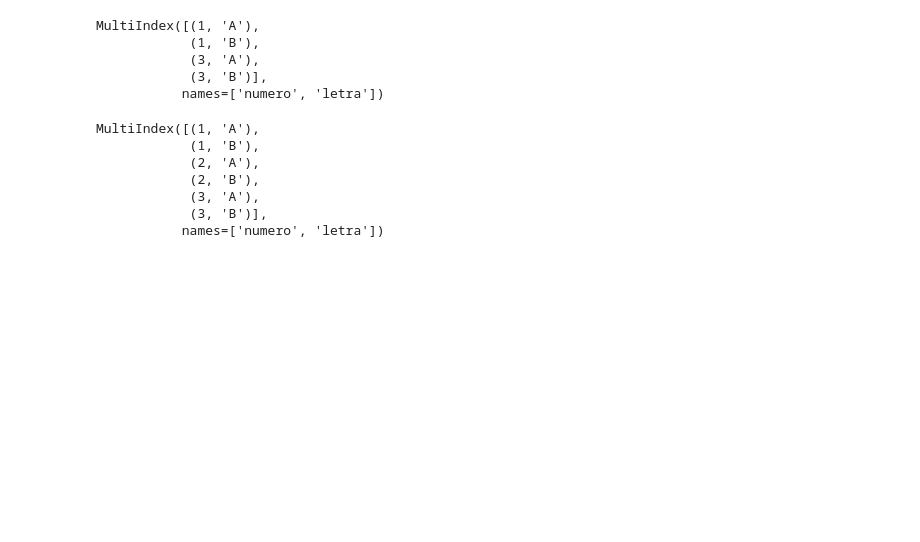
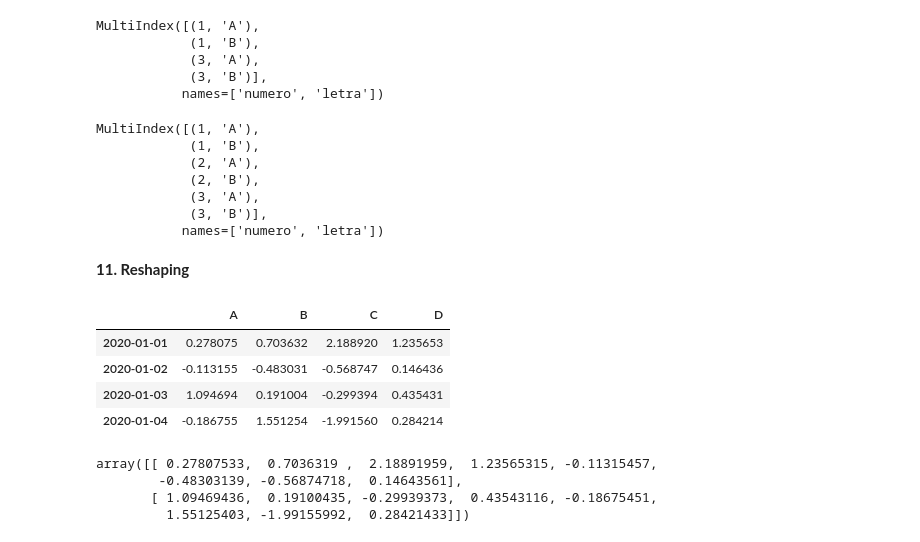
Before and after one commit to CarlosLeandro09/Radiology, a Jupyter notebook: Um_pouco_de_Pandas.ipynb, the cells around one changed output. Saved outputs shown, nothing was run; the diff lists cells and outputs as text; code cells hidden in the pictures; blank space fills up the shorter version.

```diff
--- a/Um_pouco_de_Pandas.ipynb
+++ b/Um_pouco_de_Pandas.ipynb
@@ -280,3 +292,23 @@ MultiIndex([(1, 'A'),
             (3, 'A'),
             (3, 'B')],
            names=['numero', 'letra'])
+# %% [markdown]
+**11. Reshaping**
+# %%
+datass = pd.date_range("20200101",periods=4,freq="D")
+dff = pd.DataFrame(np.random.randn(4,4), index = datas, columns = list("ABCD"))
+dff
+# %% [output]
+|  | A | B | C | D |
+| 2020-01-01 | 0.278075 | 0.703632 | 2.188920 | 1.235653 |
+| 2020-01-02 | -0.113155 | -0.483031 | -0.568747 | 0.146436 |
+| 2020-01-03 | 1.094694 | 0.191004 | -0.299394 | 0.435431 |
+| 2020-01-04 | -0.186755 | 1.551254 | -1.991560 | 0.284214 |
+# %%
+y = dff.values
+y.reshape((2,8))
+# %% [output]
+array([[ 0.27807533,  0.7036319 ,  2.18891959,  1.23565315, -0.11315457,
+        -0.48303139, -0.56874718,  0.14643561],
+       [ 1.09469436,  0.19100435, -0.29939373,  0.43543116, -0.18675451,
+         1.55125403, -1.99155992,  0.28421433]])
```
Also changed, not shown: parts of 2 cells of this notebook.
